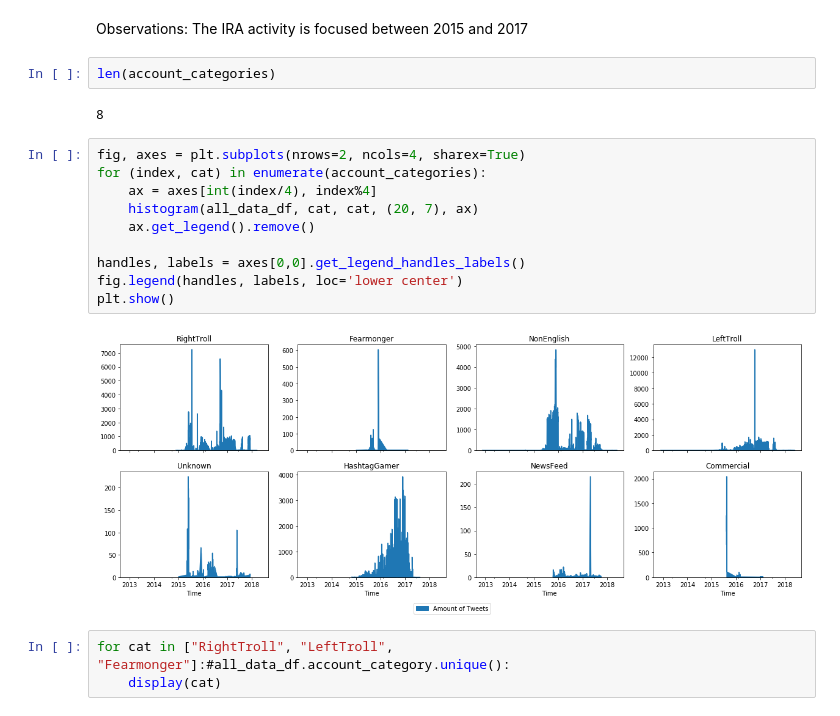
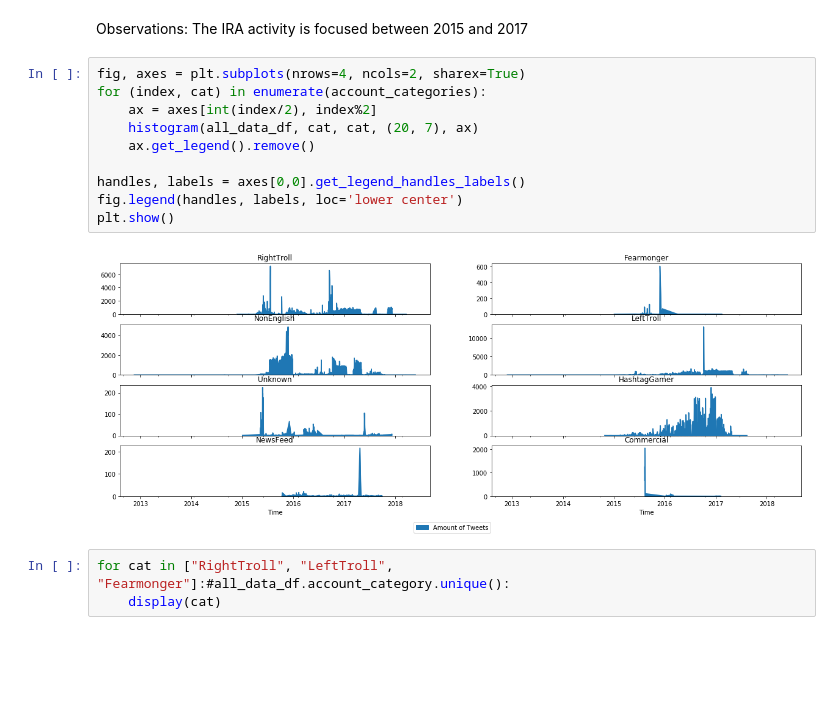
Before and after one commit to GregoireMayrhofer/IRA-and-american-politics, a Jupyter notebook: Untitled.ipynb, the cells around one changed output. Saved outputs shown, nothing was run; the diff lists cells and outputs as text; blank space fills up the shorter version.

```diff
--- a/Untitled.ipynb
+++ b/Untitled.ipynb
@@ -67,22 +67,18 @@ histogram(all_data_df, "All Data")
 [figure]
 # %% [markdown]
 Observations: The IRA activity is focused between 2015 and 2017
-# %%
-len(account_categories)
-# %% [output]
-8
 # %%
-fig, axes = plt.subplots(nrows=2, ncols=4, sharex=True)
+fig, axes = plt.subplots(nrows=4, ncols=2, sharex=True)
 for (index, cat) in enumerate(account_categories):
-    ax = axes[int(index/4), index%4]
+    ax = axes[int(index/2), index%2]
     histogram(all_data_df, cat, cat, (20, 7), ax)
     ax.get_legend().remove()
 
 handles, labels = axes[0,0].get_legend_handles_labels()
 fig.legend(handles, labels, loc='lower center')
 plt.show()
 # %% [output]
-[figure, old version]
+[figure, new version]
 # %%
 for cat in ["RightTroll", "LeftTroll", "Fearmonger"]:#all_data_df.account_category.unique():
     display(cat)
```
Also changed, not shown: parts of 5 cells of this notebook.
